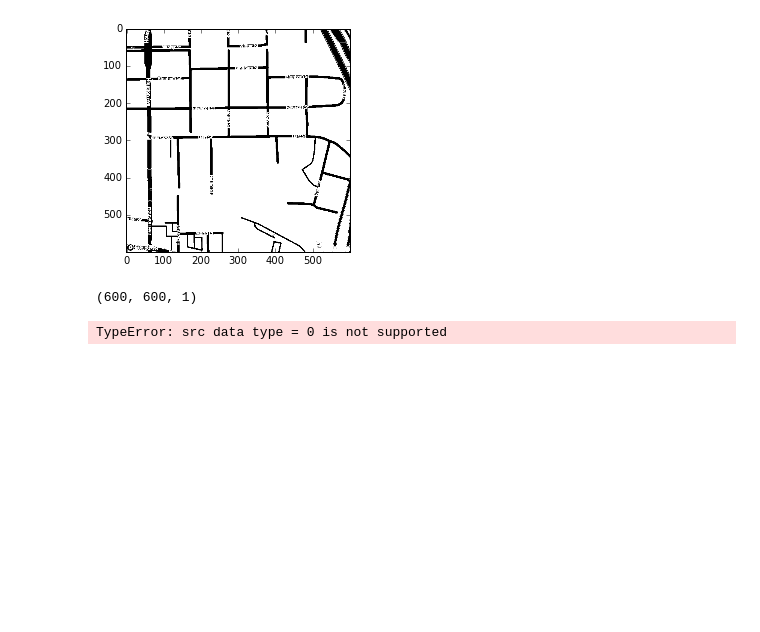
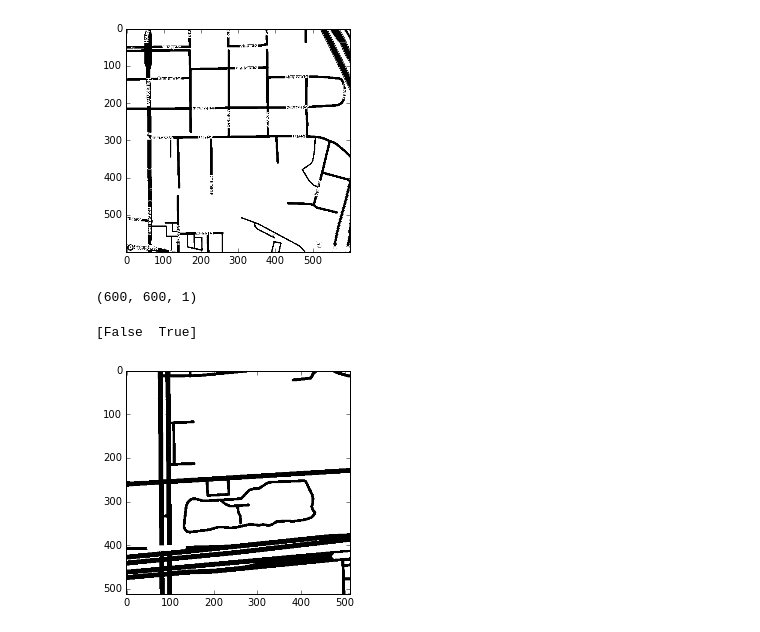
Before and after one commit to jackkwok/neural-road-inspector, a Jupyter notebook: MapBox.ipynb, the cells around one changed output. Cells and saved outputs as stored; diff of their text form; code cells hidden in the pictures; blank space fills up the shorter version.

```diff
--- a/MapBox.ipynb
+++ b/MapBox.ipynb
@@ -136,11 +124,14 @@ test_mask = np.expand_dims(super_mask, axis=2)
 print(test_mask.shape)
 # %% [output]
 (600, 600, 1)
-# %%
-# denoise image
-kernel = np.ones((2,2), np.uint8)
-#img_erosion = cv2.erode(super_mask, kernel, iterations=1)
-img_dilation = cv2.dilate(super_mask, kernel, iterations=1)
-plt.imshow(super_mask, cmap=plt.cm.binary)
-# %% [output]
-TypeError: src data type = 0 is not supported
+# %%
+img = cv2.imread('./tmp/custom_street.png', cv2.IMREAD_UNCHANGED)
+
+super_mask = get_street_mask(img)
+print(np.unique(super_mask))
+
+plt.imshow(super_mask, cmap=plt.cm.binary)
+new_style = {'grid': False}
+# %% [output]
+[False  True]
+[figure, added]
```
Also changed, not shown: parts of 6 cells of this notebook, 11 other files.
